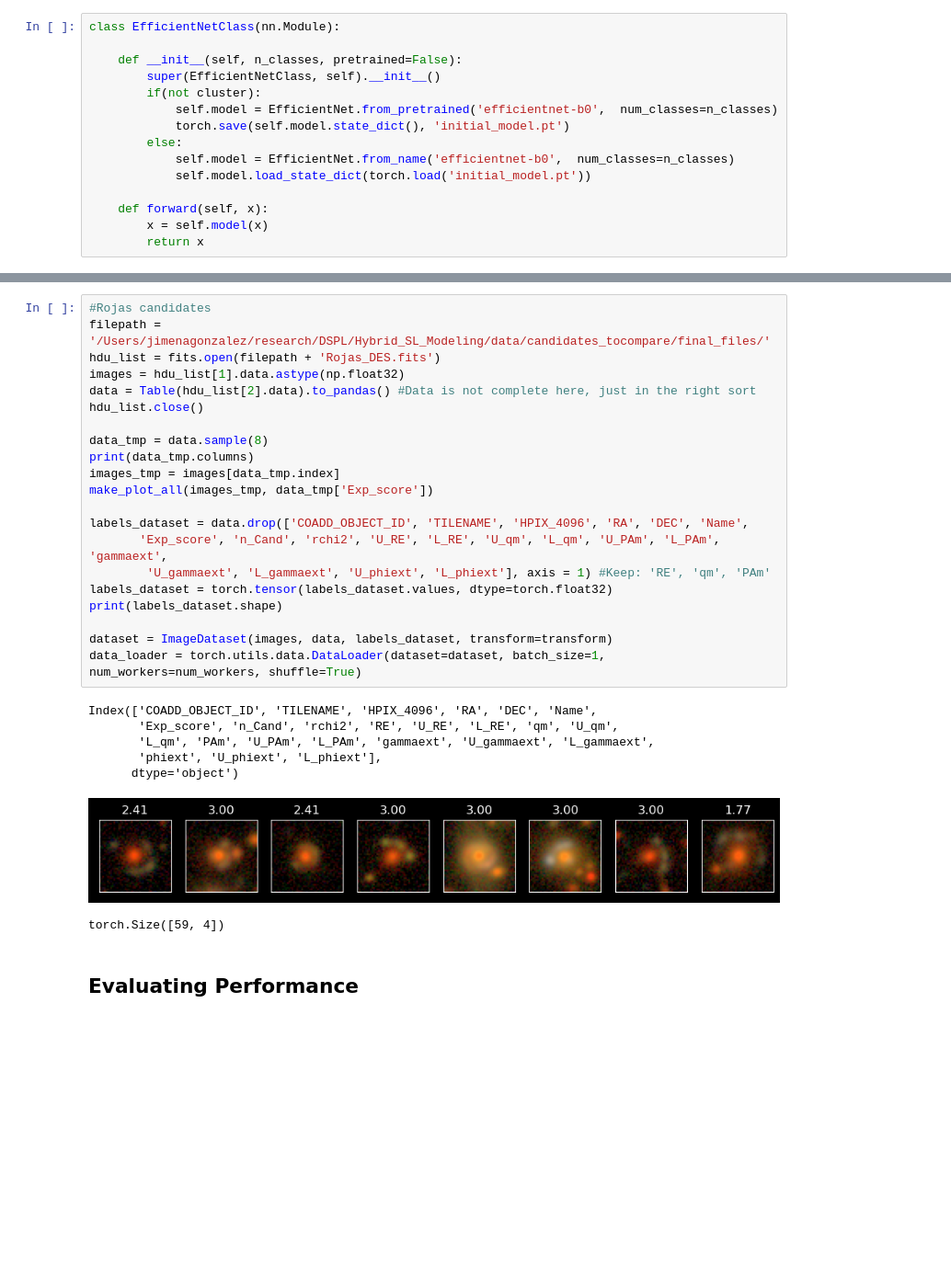
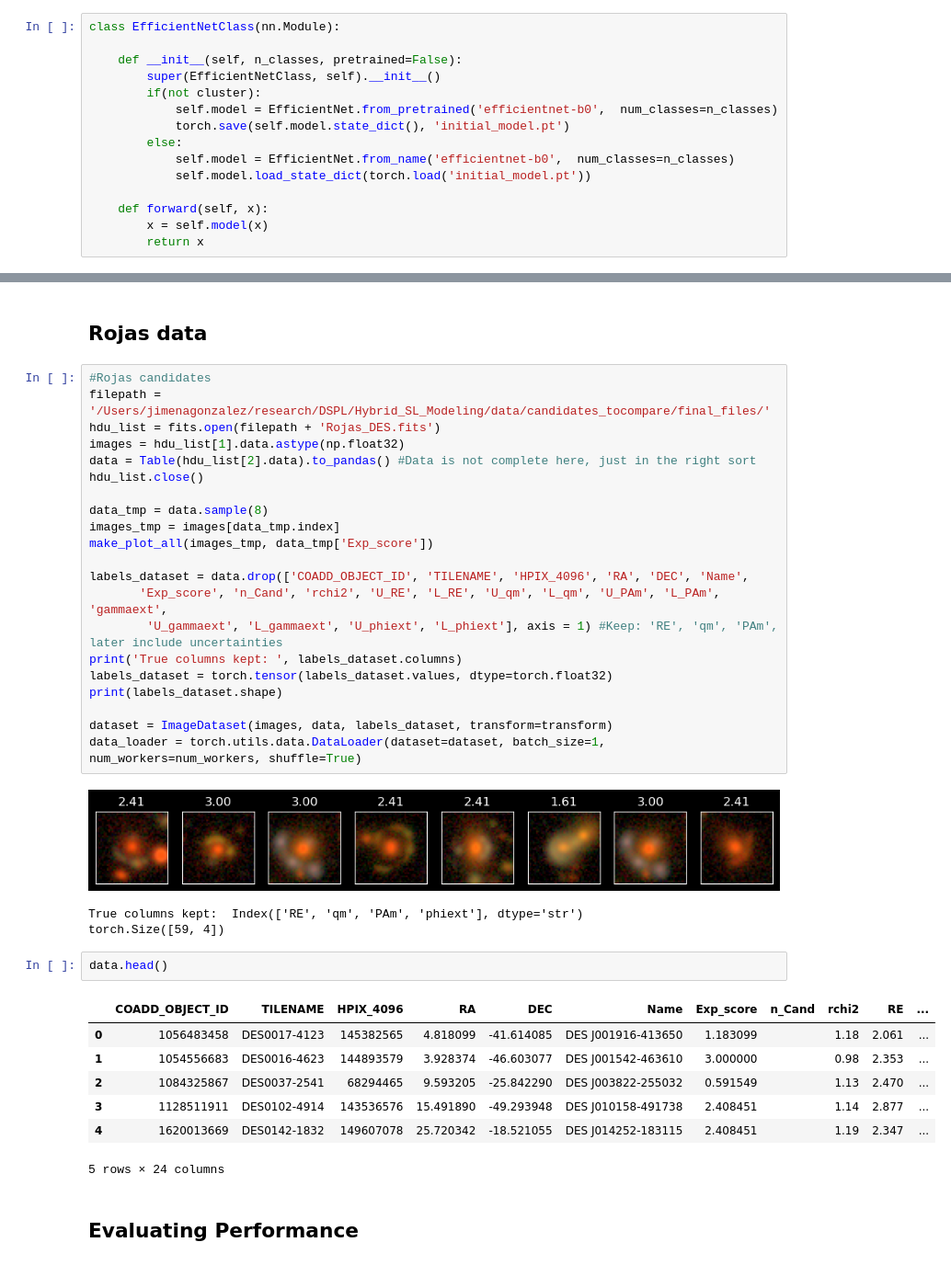
Before and after one commit to JimenaGonzalez/Hybrid_SL_Modeling, a Jupyter notebook: Regression/ML/Performance_Rojas.ipynb, the cells around one changed output, grey strips where cells are left out. Shown at 92% size. Saved outputs shown, nothing was run; the diff lists cells and outputs as text; blank space fills up the shorter version.

```diff
--- a/Regression/ML/Performance_Rojas.ipynb
+++ b/Regression/ML/Performance_Rojas.ipynb
@@ -118,3 +126,5 @@ def make_plot_all(images, column_data, Q=9, stretch=40, minimum=(0,0,0)):
+# %% [markdown]
+## Rojas data
 # %%
 #Rojas candidates
 filepath = '/Users/jimenagonzalez/research/DSPL/Hybrid_SL_Modeling/data/candidates_tocompare/final_files/'
@@ -124,26 +134,32 @@ data = Table(hdu_list[2].data).to_pandas() #Data is not complete here, just in t
 hdu_list.close()
 
 data_tmp = data.sample(8)
-print(data_tmp.columns)
 images_tmp = images[data_tmp.index]
 make_plot_all(images_tmp, data_tmp['Exp_score'])
 
 labels_dataset = data.drop(['COADD_OBJECT_ID', 'TILENAME', 'HPIX_4096', 'RA', 'DEC', 'Name',
        'Exp_score', 'n_Cand', 'rchi2', 'U_RE', 'L_RE', 'U_qm', 'L_qm', 'U_PAm', 'L_PAm', 'gammaext',
-        'U_gammaext', 'L_gammaext', 'U_phiext', 'L_phiext'], axis = 1) #Keep: 'RE', 'qm', 'PAm'
+        'U_gammaext', 'L_gammaext', 'U_phiext', 'L_phiext'], axis = 1) #Keep: 'RE', 'qm', 'PAm', later include uncertainties
+print('True columns kept: ', labels_dataset.columns)
 labels_dataset = torch.tensor(labels_dataset.values, dtype=torch.float32)
 print(labels_dataset.shape)
 
 dataset = ImageDataset(images, data, labels_dataset, transform=transform)
 data_loader = torch.utils.data.DataLoader(dataset=dataset, batch_size=1, num_workers=num_workers, shuffle=True)
 # %% [output]
+[figure, new version]
-Index(['COADD_OBJECT_ID', 'TILENAME', 'HPIX_4096', 'RA', 'DEC', 'Name',
-       'Exp_score', 'n_Cand', 'rchi2', 'RE', 'U_RE', 'L_RE', 'qm', 'U_qm',
-       'L_qm', 'PAm', 'U_PAm', 'L_PAm', 'gammaext', 'U_gammaext', 'L_gammaext',
-       'phiext', 'U_phiext', 'L_phiext'],
-      dtype='object')
+True columns kept:  Index(['RE', 'qm', 'PAm', 'phiext'], dtype='str')
+torch.Size([59, 4])
-[figure, old version]
-torch.Size([59, 4])
+# %%
+data.head()
+# %% [output]
+|  | COADD_OBJECT_ID | TILENAME | HPIX_4096 | RA | DEC | Name | Exp_score | n_Cand | rchi2 | RE | ... |
+| 0 | 1056483458 | DES0017-4123 | 145382565 | 4.818099 | -41.614085 | DES J001916-413650 | 1.183099 |  | 1.18 | 2.061 | ... |
+| 1 | 1054556683 | DES0016-4623 | 144893579 | 3.928374 | -46.603077 | DES J001542-463610 | 3.000000 |  | 0.98 | 2.353 | ... |
+| 2 | 1084325867 | DES0037-2541 | 68294465 | 9.593205 | -25.842290 | DES J003822-255032 | 0.591549 |  | 1.13 | 2.470 | ... |
+| 3 | 1128511911 | DES0102-4914 | 143536576 | 15.491890 | -49.293948 | DES J010158-491738 | 2.408451 |  | 1.14 | 2.877 | ... |
+| 4 | 1620013669 | DES0142-1832 | 149607078 | 25.720342 | -18.521055 | DES J014252-183115 | 2.408451 |  | 1.19 | 2.347 | ... |
+5 rows × 24 columns
 # %% [markdown]
 ## Evaluating Performance
 # %%
```
Also changed, not shown: parts of 13 cells of this notebook, 1 other file.
